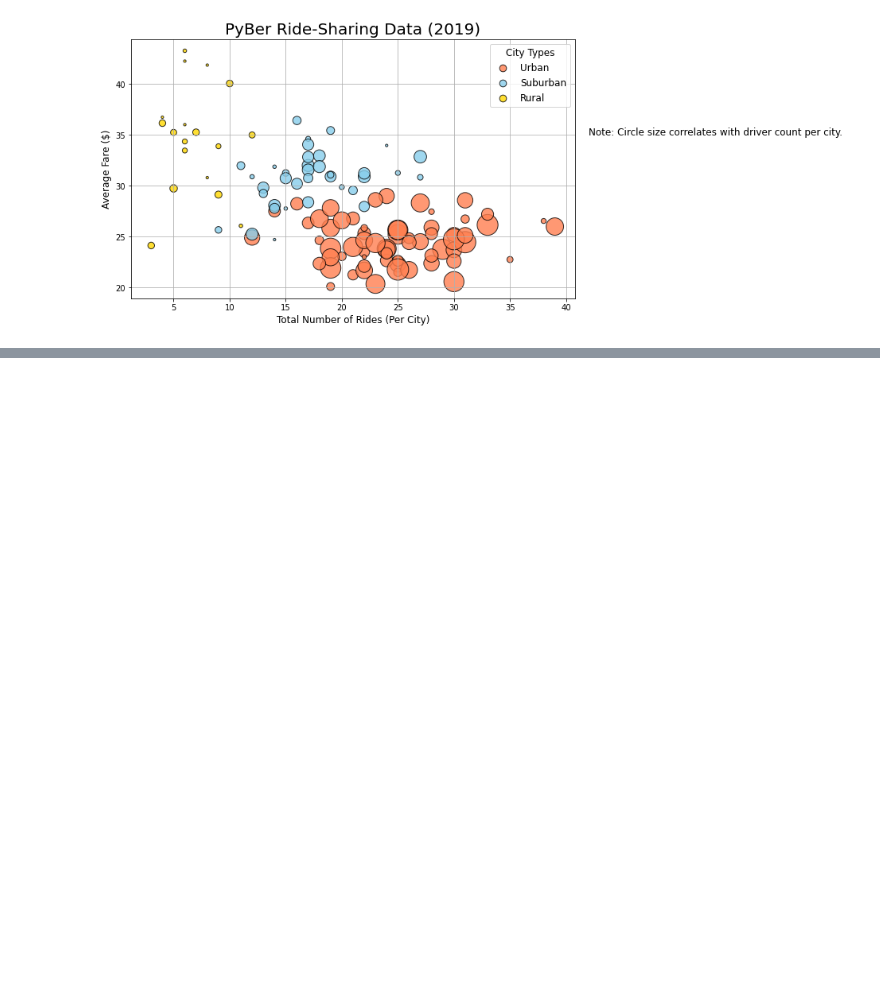
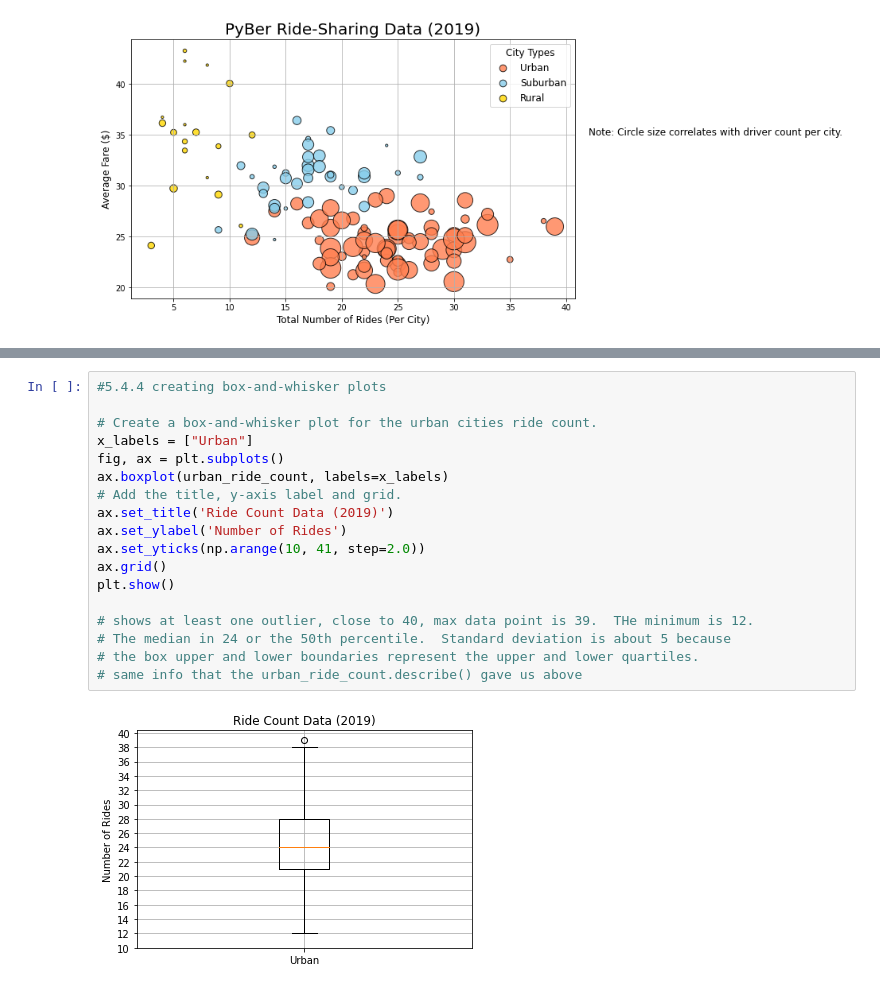
Before and after one commit to monikatomhave/PyBer_Analysis, a Jupyter notebook: PyBer.ipynb, the cells around one changed output, grey strips where cells are left out. Cells and saved outputs as stored; diff of their text form; blank space fills up the shorter version.

Commit message:
box and whisker plots

```diff
--- a/PyBer.ipynb
+++ b/PyBer.ipynb
@@ -450,0 +820,20 @@ plt.show()
+# %%
+#5.4.4 creating box-and-whisker plots
+
+# Create a box-and-whisker plot for the urban cities ride count.
+x_labels = ["Urban"]
+fig, ax = plt.subplots()
+ax.boxplot(urban_ride_count, labels=x_labels)
+# Add the title, y-axis label and grid.
+ax.set_title('Ride Count Data (2019)')
+ax.set_ylabel('Number of Rides')
+ax.set_yticks(np.arange(10, 41, step=2.0))
+ax.grid()
+plt.show()
+
+# shows at least one outlier, close to 40, max data point is 39.  THe minimum is 12.
+# The median in 24 or the 50th percentile.  Standard deviation is about 5 because
+# the box upper and lower boundaries represent the upper and lower quartiles.
+# same info that the urban_ride_count.describe() gave us above
+# %% [output]
+[figure, added]
```
Also changed, not shown: parts of 37 cells of this notebook, 3 other files.
